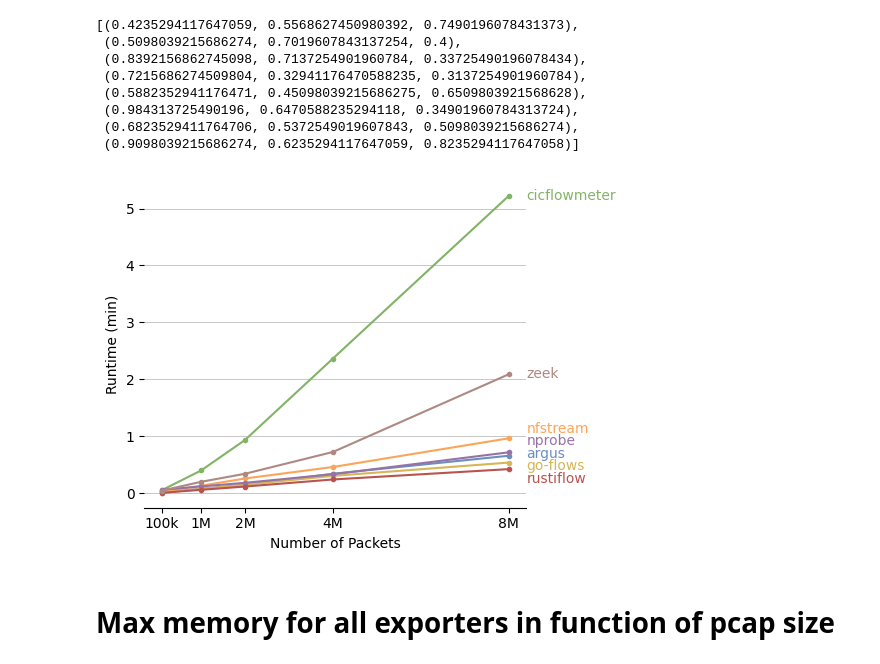
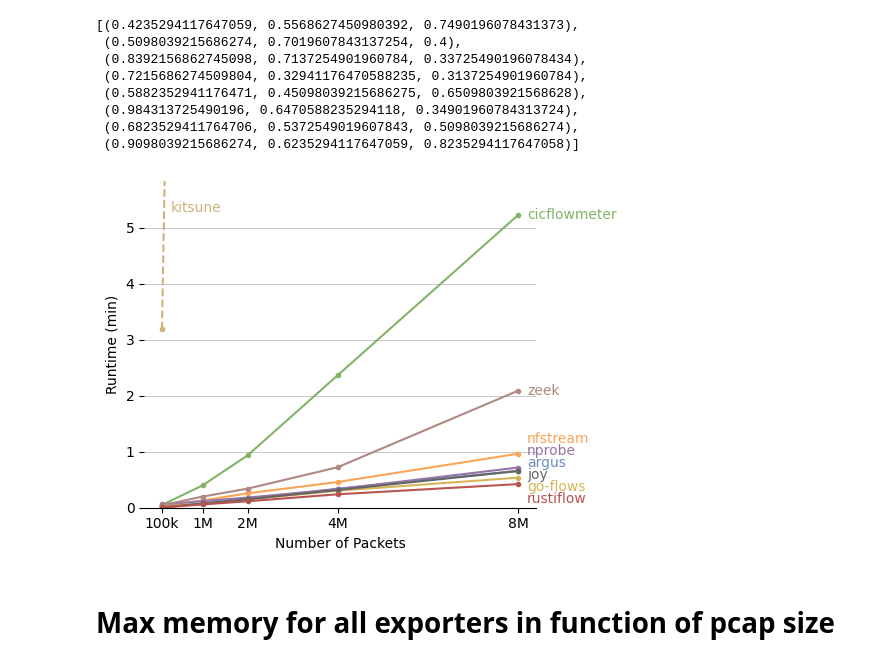
Before and after one commit to mielverkerken/RustiFlow-experiments, a Jupyter notebook: vizualisations/pcap.ipynb, the cells around one changed output. Drawn from its saved outputs; the diff is of its cells as text; code cells hidden in the pictures.

Commit message:
update pcap graphs with joy

```diff
--- a/vizualisations/pcap.ipynb
+++ b/vizualisations/pcap.ipynb
@@ -15,7 +15,7 @@ NumPy version: 2.1.1
 # %%
 result_dir = "../results/pcap"
 fig_dir = "./figures"
-exporters = ["argus", "cicflowmeter", "go-flows", "nfstream", "nprobe", "rustiflow", "zeek"] # , "ntlflowlyzer"
+exporters = ["argus", "cicflowmeter", "go-flows", "nfstream", "nprobe", "zeek", "joy", "kitsune", "rustiflow"] # , "ntlflowlyzer"
 # %%
 df_all = pd.DataFrame()
 for exporter in exporters:
@@ -97,51 +134,86 @@ sizes = {
     'sample_100k': 100000,
     # 'sample_500k': 500000,
     'sample_1M': 1000000,
     'sample_2M': 2000000,
     'sample_4M': 4000000,
     'sample_8M': 8000000,
     # 'cicids2017': 50000000,
 }
+x_sizes = list(sizes.values())
 
 label_offsets = {
     'cicflowmeter': 0,
     'zeek': 0,
-    'nfstream': 10,
-    'nprobe': 12,
-    'argus': 2,
-    'go-flows': -4,
-    'rustiflow': -10,
+    'nfstream': 16,
+    'nprobe': 18,
+    'argus': 8,
+    'go-flows': -10,
+    'rustiflow': -16,
+    'joy': -4,
+    'kitsune': 130,
 }
 
 for exporter in exporters:
     df = df_all[df_all['Extractor'] == exporter].groupby('PCAP File')['Runtime (s)'].mean()
 
     # Create a list of sizes and corresponding runtimes
-    x_sizes = [size for size in sizes.values()]
-    y_runtimes = [df[pcap] for pcap in sizes.keys()]
+    x_sizes_exporter = []
+    y_runtimes = []
+    for pcap in sizes.keys():
+        if pcap in df.index:
+            x_sizes_exporter.append(sizes[pcap])
+            y_runtimes.append(df[pcap])
 
-    # if exporter == 'cicflowmeter':
-    #     # skip last datapoint
-    #     x_sizes = x_sizes[:-1]
-    #     y_runtimes = y_runtimes[:-1]
+    if exporter == 'kitsune':
+        # Plot kitsune using dashed line
+        (line,) = ax.plot(
+            x_sizes_exporter,
+            y_runtimes,
+            marker=".",
+            linestyle="--",
+            label=exporter,
+            color=color_map[exporter],
+        )
+        # Add exporter name next to the first data point in the same color for kitsune
+        ax.text(
+            x_sizes_exporter[0] + 200000,
+            y_runtimes[0] + label_offsets[exporter],
+            exporter,
+            color=line.get_color(),
+            verticalalignment="center",
+        )
+    else:
+        # Plot using sizes on the x-axis
+        (line,) = ax.plot(
+            x_sizes_exporter,
+            y_runtimes,
+            marker=".",
+            linestyle="-",
+            label=exporter,
+            color=color_map[exporter],
+        )
+        # Add exporter name next to the last data point in the same color
+        ax.text(
+            x_sizes_exporter[-1] + 200000,
+            y_runtimes[-1] + label_offsets[exporter],
+            exporter,
+            color=line.get_color(),
+            verticalalignment="center",
+        )
 
-    # Plot using sizes on the x-axis
-    line, = ax.plot(x_sizes, y_runtimes, marker='.', linestyle='-', label=exporter, color=color_map[exporter])
-    # Add exporter name next to the last data point in the same color
-    ax.text(x_sizes[-1] * 1.05, y_runtimes[-1] + label_offsets[exporter], exporter, color=line.get_color(), verticalalignment='center')
-
+ax.set_ylim(0, 350)
 ax.set_xticks(x_sizes)
 ax.set_yticks([0, 60, 120, 180, 240, 300])
 ax.set_xticklabels(['100k', '1M', '2M', '4M', '8M'])
 ax.yaxis.set_major_formatter(FuncFormatter(lambda x, _: f'{x / 60:.0f}'))
 ax.set_xlabel('Number of Packets')
 ax.set_ylabel('Runtime (min)')
 # ax.legend()
 plt.tight_layout()
-plt.savefig(f'{fig_dir}/runtime_vs_packets.pdf', bbox_inches='tight')
+# plt.savefig(f'{fig_dir}/runtime_vs_packets.pdf', bbox_inches='tight')
 plt.show()
 # %% [output]
-[figure, old version]
+[figure, new version]
 # %% [markdown]
 # Max memory for all exporters in function of pcap size
 # %%
```
Also changed, not shown: parts of 6 cells of this notebook, 5 other files.
